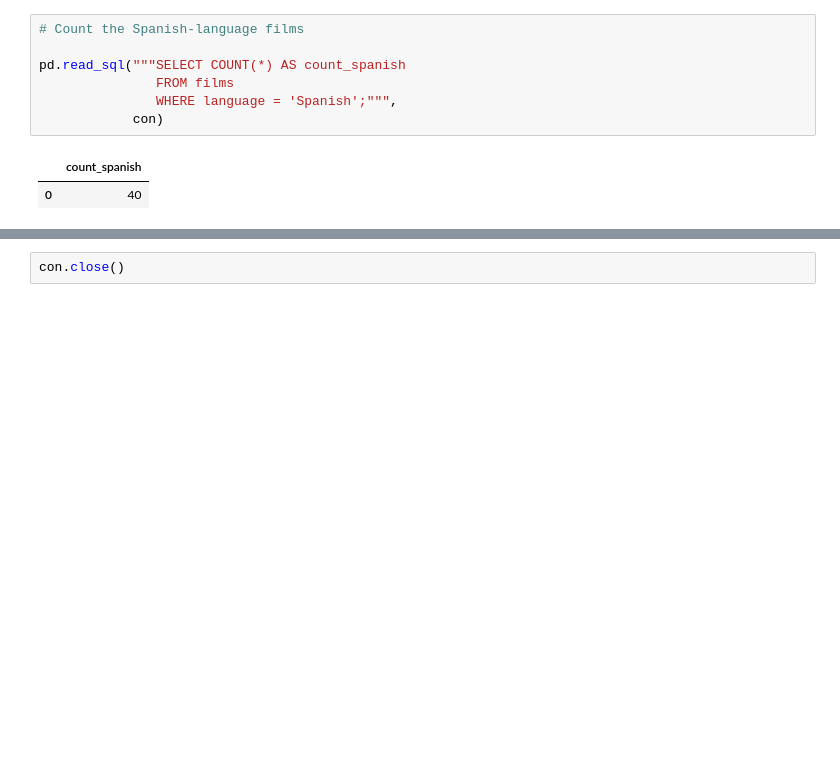
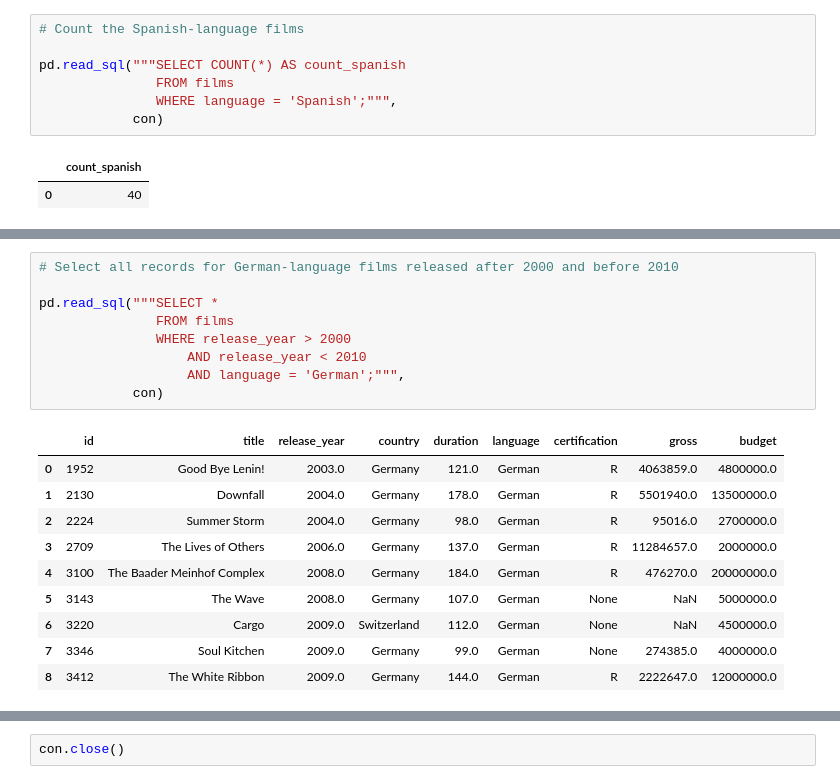
Before and after one commit to Cooleekova/data_engineering, a Jupyter notebook: SQL/SQL_basics.ipynb, the cells around one changed output, grey strips where cells are left out. Drawn from its saved outputs; the diff is of its cells as text; blank space fills up the shorter version.

```diff
--- a/SQL/SQL_basics.ipynb
+++ b/SQL/SQL_basics.ipynb
@@ -127,0 +144,20 @@ pd.read_sql("""SELECT COUNT(*) AS count_spanish
+# %%
+# Select all records for German-language films released after 2000 and before 2010
+
+pd.read_sql("""SELECT *
+               FROM films
+               WHERE release_year > 2000
+                   AND release_year < 2010
+                   AND language = 'German';""",
+            con)
+# %% [output]
+|  | id | title | release_year | country | duration | language | certification | gross | budget |
+| 0 | 1952 | Good Bye Lenin! | 2003.0 | Germany | 121.0 | German | R | 4063859.0 | 4800000.0 |
+| 1 | 2130 | Downfall | 2004.0 | Germany | 178.0 | German | R | 5501940.0 | 13500000.0 |
+| 2 | 2224 | Summer Storm | 2004.0 | Germany | 98.0 | German | R | 95016.0 | 2700000.0 |
+| 3 | 2709 | The Lives of Others | 2006.0 | Germany | 137.0 | German | R | 11284657.0 | 2000000.0 |
+| 4 | 3100 | The Baader Meinhof Complex | 2008.0 | Germany | 184.0 | German | R | 476270.0 | 20000000.0 |
+| 5 | 3143 | The Wave | 2008.0 | Germany | 107.0 | German | None | NaN | 5000000.0 |
+| 6 | 3220 | Cargo | 2009.0 | Switzerland | 112.0 | German | None | NaN | 4500000.0 |
+| 7 | 3346 | Soul Kitchen | 2009.0 | Germany | 99.0 | German | None | 274385.0 | 4000000.0 |
+| 8 | 3412 | The White Ribbon | 2009.0 | Germany | 144.0 | German | R | 2222647.0 | 12000000.0 |
```
Also changed, not shown: parts of 4 cells of this notebook, 2 other files.
